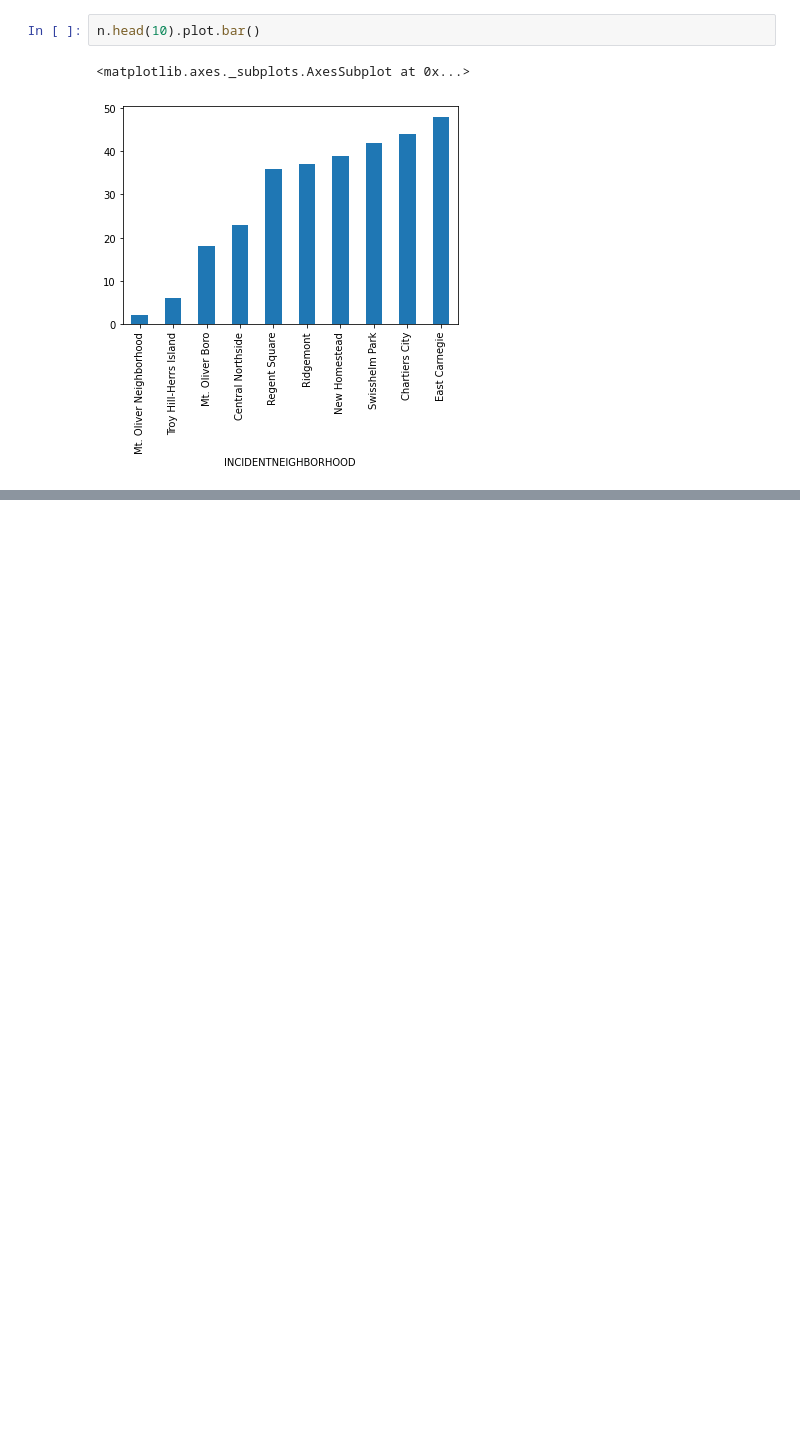
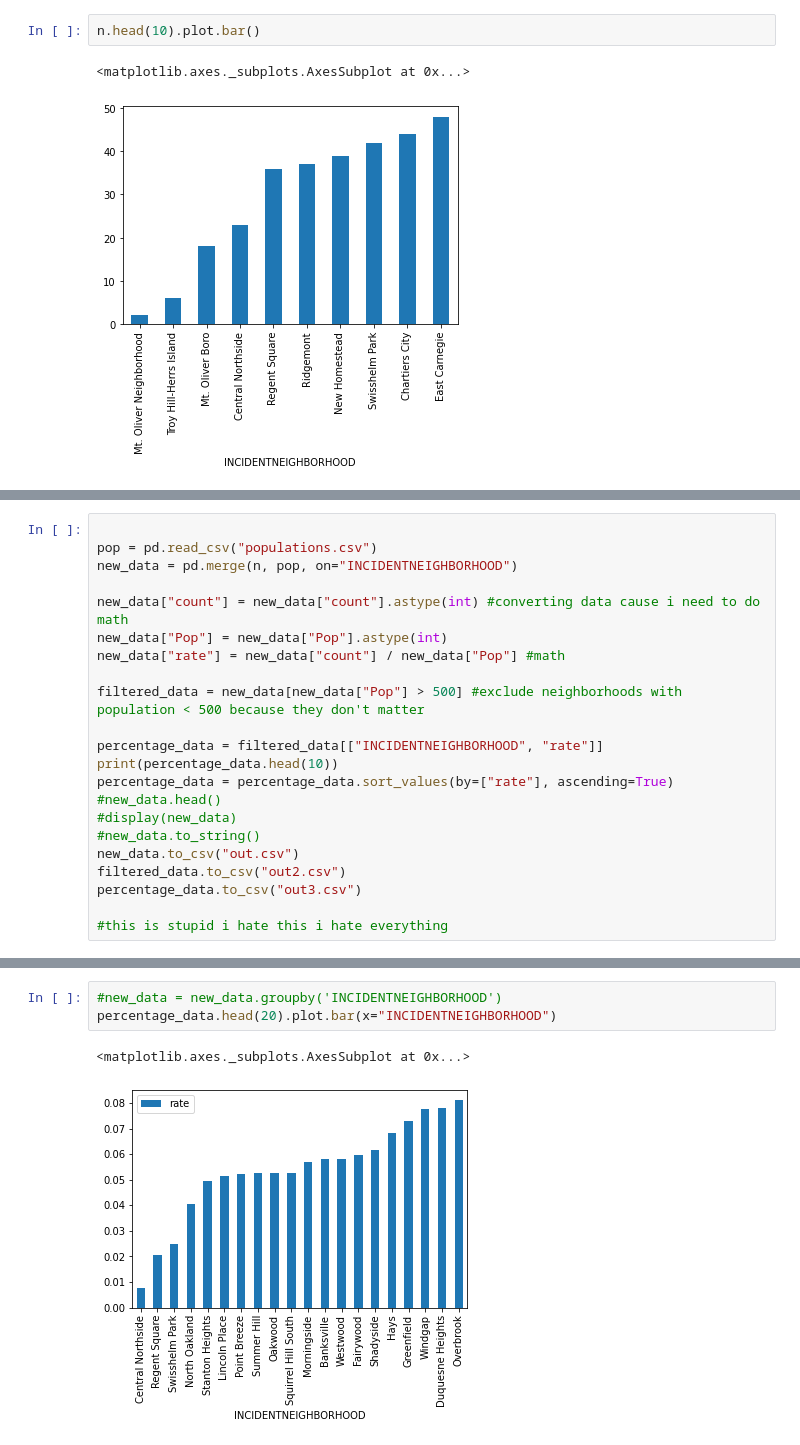
Before and after one commit to timt3r/best-neighborhood, a Jupyter notebook: Chris_Trent_Davis.ipynb, the cells around one changed output, grey strips where cells are left out. Saved outputs shown, nothing was run; the diff lists cells and outputs as text; blank space fills up the shorter version.

```diff
--- a/Chris_Trent_Davis.ipynb
+++ b/Chris_Trent_Davis.ipynb
@@ -47,0 +36,22 @@ TypeError: cannot convert the series to <class 'int'>
+# %%
+
+pop = pd.read_csv("populations.csv")
+new_data = pd.merge(n, pop, on="INCIDENTNEIGHBORHOOD")
+
+new_data["count"] = new_data["count"].astype(int) #converting data cause i need to do math
+new_data["Pop"] = new_data["Pop"].astype(int)
+new_data["rate"] = new_data["count"] / new_data["Pop"] #math
+
+filtered_data = new_data[new_data["Pop"] > 500] #exclude neighborhoods with population < 500 because they don't matter
+
+percentage_data = filtered_data[["INCIDENTNEIGHBORHOOD", "rate"]]
+print(percentage_data.head(10))
+percentage_data = percentage_data.sort_values(by=["rate"], ascending=True)
+#new_data.head()
+#display(new_data)
+#new_data.to_string()
+new_data.to_csv("out.csv")
+filtered_data.to_csv("out2.csv")
+percentage_data.to_csv("out3.csv")
+
+#this is stupid i hate this i hate everything
@@ -47,0 +70,6 @@ TypeError: cannot convert the series to <class 'int'>
+# %%
+#new_data = new_data.groupby('INCIDENTNEIGHBORHOOD')
+percentage_data.head(20).plot.bar(x="INCIDENTNEIGHBORHOOD")
+# %% [output]
+<matplotlib.axes._subplots.AxesSubplot at 0x...>
+[figure, added]
```
Also changed, not shown: parts of 2 cells of this notebook, 3 other files.
